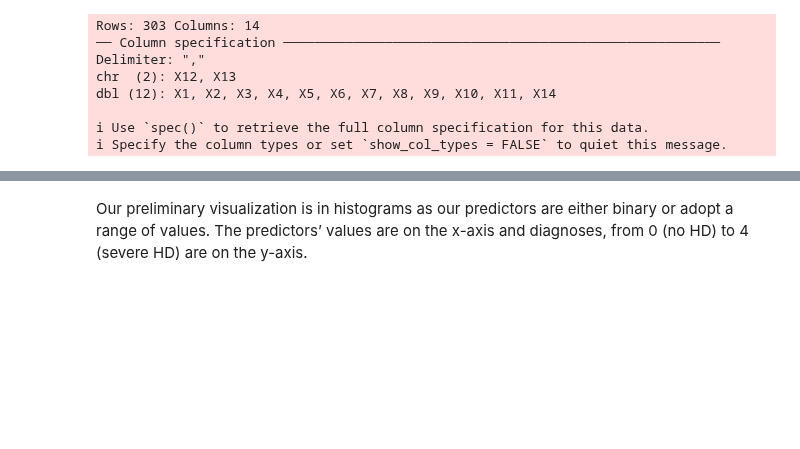
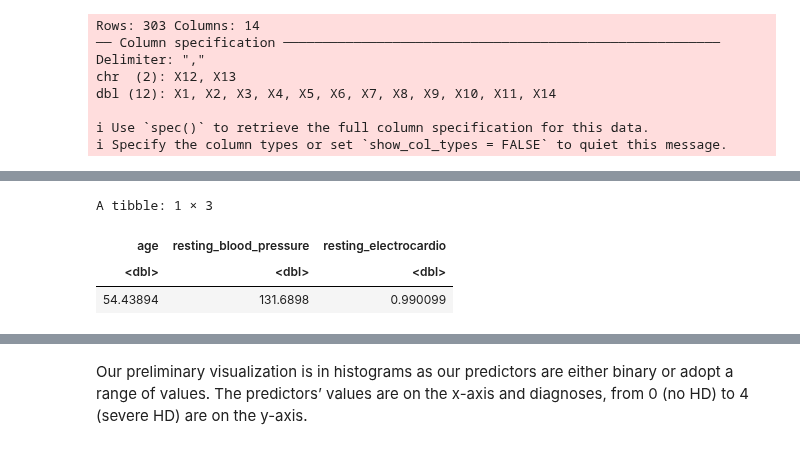
Before and after one commit to chenjerry623/DSCI100-Group17-Project, a Jupyter notebook: Group-17-Project.ipynb, the cells around one changed output, grey strips where cells are left out. Cells and saved outputs as stored; diff of their text form; code cells hidden in the pictures; blank space fills up the shorter version.

Commit message:
Fixed the comments from our TA
Fixed up all the comments the TA made on our proposal, except for reading in the data from the web. This is something we can discuss when we meet.

```diff
--- a/Group-17-Project.ipynb
+++ b/Group-17-Project.ipynb
@@ -102,0 +44,12 @@ A tibble: 1 × 4
+# %%
+# We used map_df to calculate the average value of each column, which helps us know the general range of values for each column.
+# This also helps us by letting us know that we need to scale the data.
+cleveland_data_resting_mean <- cleveland_data_resting |>
+    select(age:resting_electrocardio) |>
+    map_df(mean)
+cleveland_data_resting_mean
+# %% [output]
+A tibble: 1 × 3
+| age | resting_blood_pressure | resting_electrocardio |
+| <dbl> | <dbl> | <dbl> |
+| 54.43894 | 131.6898 | 0.990099 |
```
Also changed, not shown: parts of 22 cells of this notebook.
